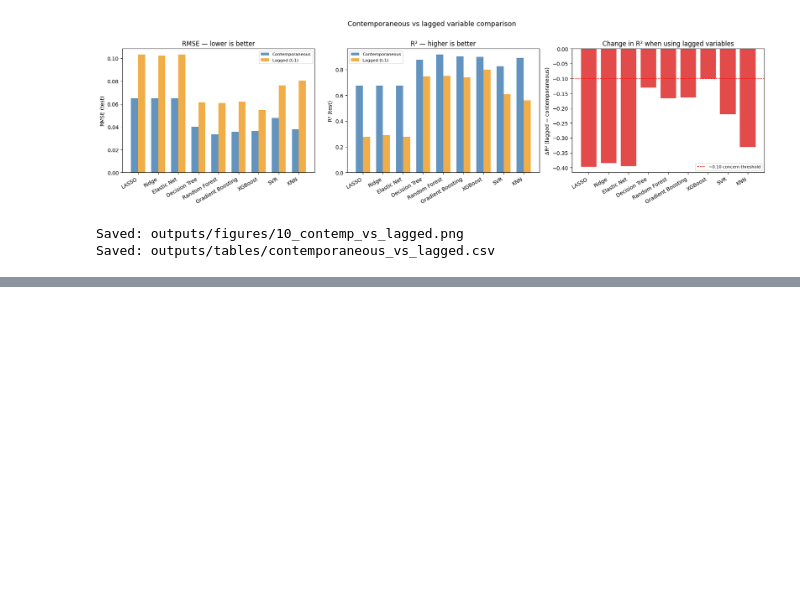
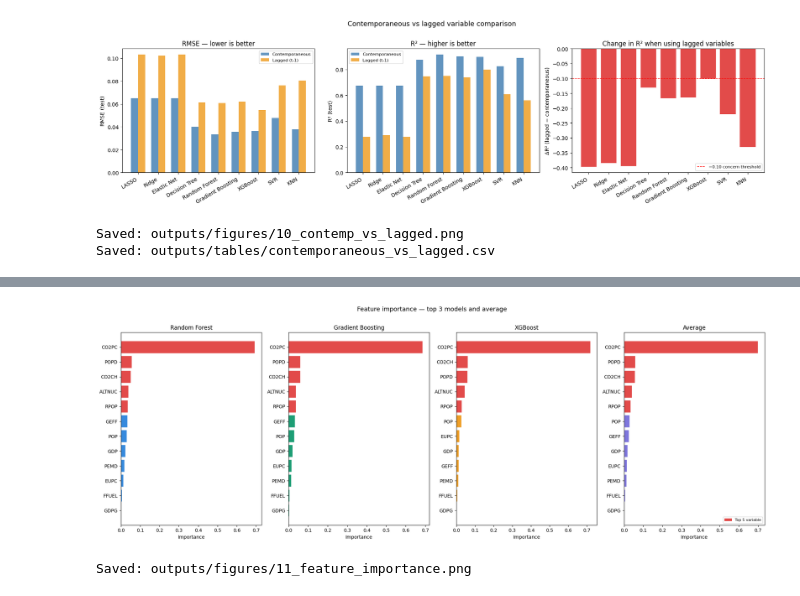
Before and after one commit to Mbibachris/energy_poverty_ssa, a Jupyter notebook: notebooks/04_results/Modelling.ipynb, the cells around one changed output, grey strips where cells are left out. Saved outputs shown, nothing was run; the diff lists cells and outputs as text; code cells hidden in the pictures; blank space fills up the shorter version.

```diff
--- a/notebooks/04_results/Modelling.ipynb
+++ b/notebooks/04_results/Modelling.ipynb
@@ -1970,0 +2055,40 @@ Saved: outputs/tables/contemporaneous_vs_lagged.csv
+# %%
+# ── FEATURE IMPORTANCE CHART ──────────────────────────────────────────────────
+
+fig, axes = plt.subplots(1, 4, figsize=(20, 7))
+fig.suptitle('Feature importance — top 3 models and average',
+             fontsize=13, y=1.01)
+
+model_colors = {
+    'Random Forest'    : '#378ADD',
+    'Gradient Boosting': '#1D9E75',
+    'XGBoost'          : '#EF9F27',
+    'Average'          : '#7F77DD'
+}
+
+for ax, col in zip(axes, ['Random Forest', 'Gradient Boosting',
+                           'XGBoost', 'Average']):
+    data   = importance_df[col].sort_values(ascending=True)
+    colors = ['#E24B4A' if v in top5_vars else model_colors[col]
+              for v in data.index]
+    ax.barh(data.index, data.values,
+            color=colors, edgecolor='white', linewidth=0.3)
+    ax.set_title(col)
+    ax.set_xlabel('Importance')
+    ax.axvline(0, color='black', linewidth=0.5)
+
+# Add legend for top 5
+from matplotlib.patches import Patch
+legend_elements = [
+    Patch(facecolor='#E24B4A', label='Top 5 variable'),
+]
+axes[3].legend(handles=legend_elements, fontsize=8, loc='lower right')
+
+plt.tight_layout()
+plt.savefig('outputs/figures/11_feature_importance.png',
+            dpi=150, bbox_inches='tight')
+plt.show()
+print("Saved: outputs/figures/11_feature_importance.png")
+# %% [output]
+[figure, added]
+Saved: outputs/figures/11_feature_importance.png
```
Also changed, not shown: parts of 17 cells of this notebook, 19 other files.
